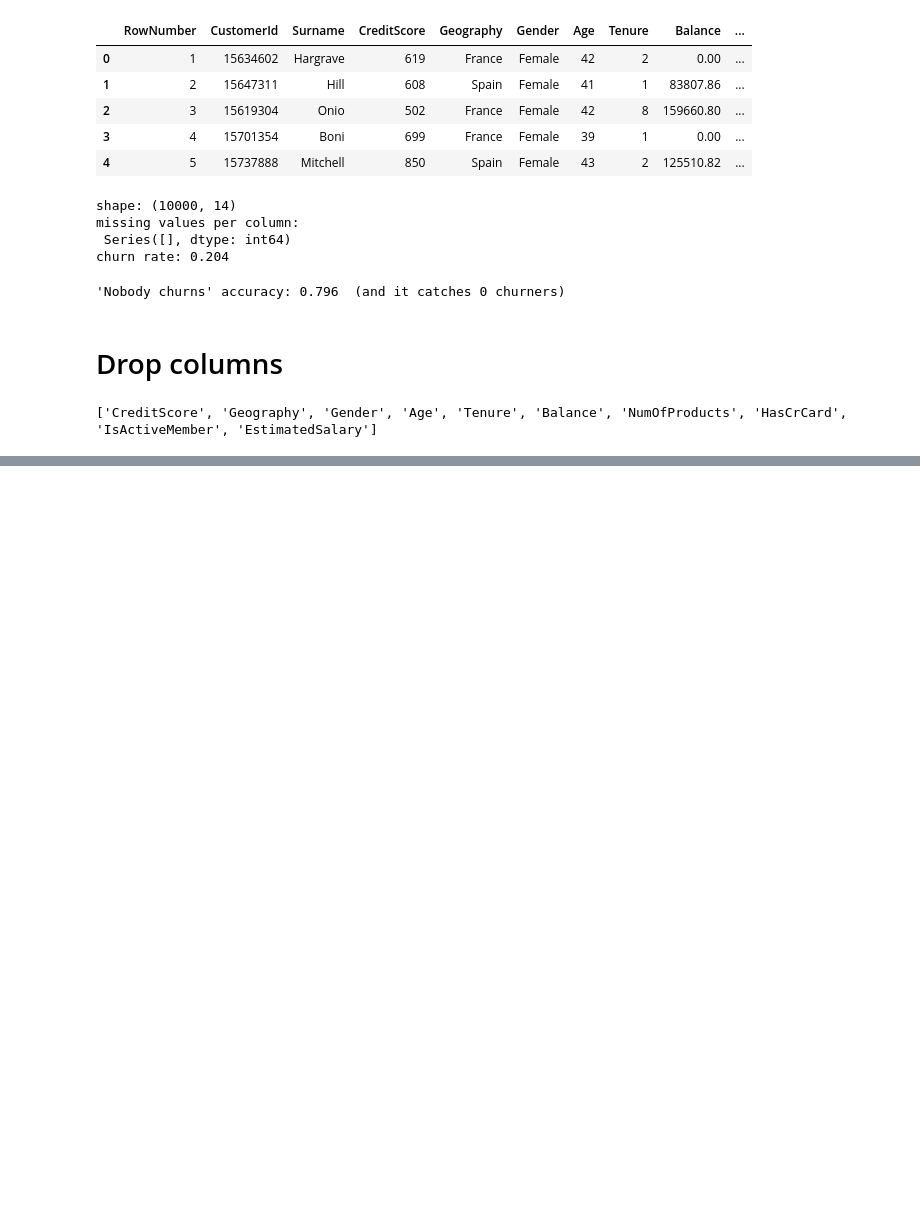
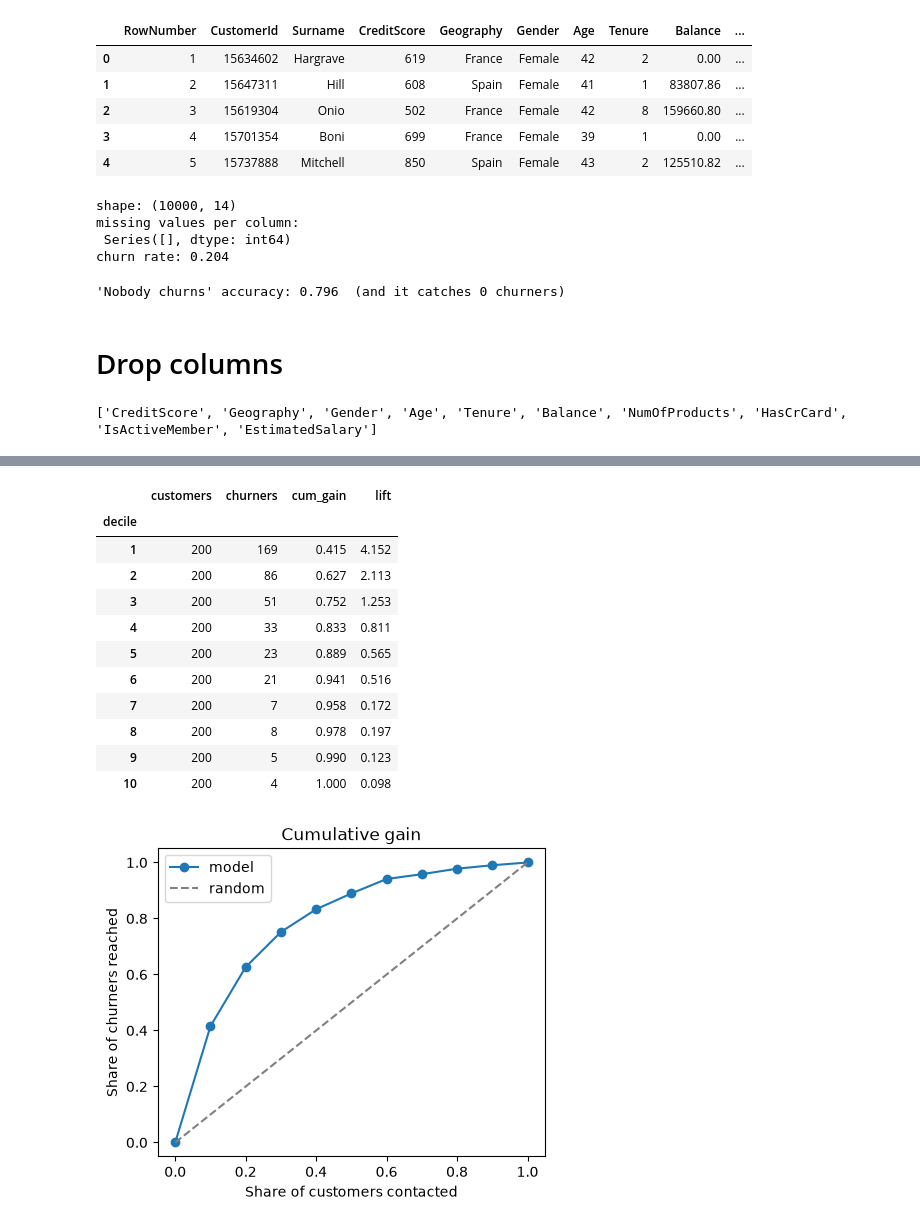
Before and after one commit to bhalekarsiddhesh45-sys/bank-customer-churn-prediction, a Jupyter notebook: notebook/Modeling_and_Evaluation.ipynb, the cells around one changed output, grey strips where cells are left out. Cells and saved outputs as stored; diff of their text form; code cells hidden in the pictures; blank space fills up the shorter version.

```diff
--- a/notebook/Modeling_and_Evaluation.ipynb
+++ b/notebook/Modeling_and_Evaluation.ipynb
@@ -34,6 +34,8 @@ from sklearn.calibration import calibration_curve
 # %%
 SEED = 42
 DATA = "C:/Users/Siddhesh/Downloads/bank-customer-churn/data/raw/bank_churn.csv"
+OUT  = "C:/Users/Siddhesh/Downloads/bank-customer-churn/data/processed/scored_customers.csv"
+pd.set_option("display.width", 140)
 raw = pd.read_csv(DATA)
 raw.head()
 # %% [output]
@@ -70,0 +186,25 @@ print(df.columns.tolist())
+# %%
+t = pd.DataFrame({"p": p, "y": Y_te.values}).sort_values("p", ascending=False).reset_index(drop=True)
+t["decile"] = pd.qcut(t.index, 10, labels=range(1, 11))
+g = t.groupby("decile", observed=True).agg(customers=("y", "size"), churners=("y", "sum"))
+g["cum_gain"] = (g["churners"] / g["churners"].sum()).cumsum()
+g["lift"]     = (g["churners"] / g["customers"]) / t["y"].mean()
+display(g.round(3))
+
+x = np.arange(0, 11) / 10; plt.figure(figsize=(5, 4))
+plt.plot(x, np.r_[0, g["cum_gain"].values], marker="o", label="model"); plt.plot(x, x, "--", c="grey", label="random")
+plt.xlabel("Share of customers contacted"); plt.ylabel("Share of churners reached"); plt.title("Cumulative gain"); plt.legend(); plt.show()
+# %% [output]
+|  | customers | churners | cum_gain | lift |
+| decile |  |  |  |  |
+| 1 | 200 | 169 | 0.415 | 4.152 |
+| 2 | 200 | 86 | 0.627 | 2.113 |
+| 3 | 200 | 51 | 0.752 | 1.253 |
+| 4 | 200 | 33 | 0.833 | 0.811 |
+| 5 | 200 | 23 | 0.889 | 0.565 |
+| 6 | 200 | 21 | 0.941 | 0.516 |
+| 7 | 200 | 7 | 0.958 | 0.172 |
+| 8 | 200 | 8 | 0.978 | 0.197 |
+| 9 | 200 | 5 | 0.990 | 0.123 |
+| 10 | 200 | 4 | 1.000 | 0.098 |
+[figure, added]
```
Also changed, not shown: parts of 13 cells of this notebook.
